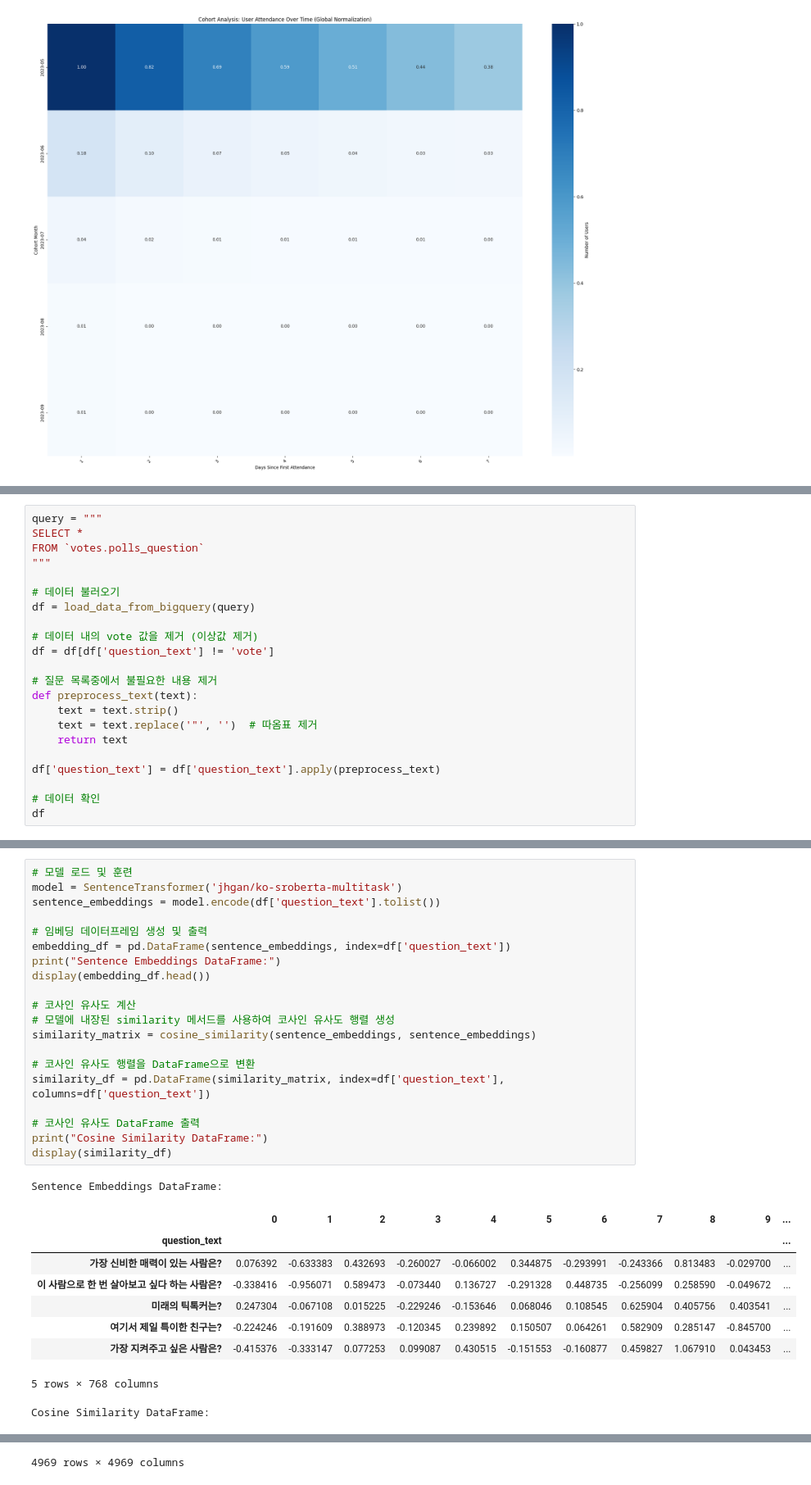
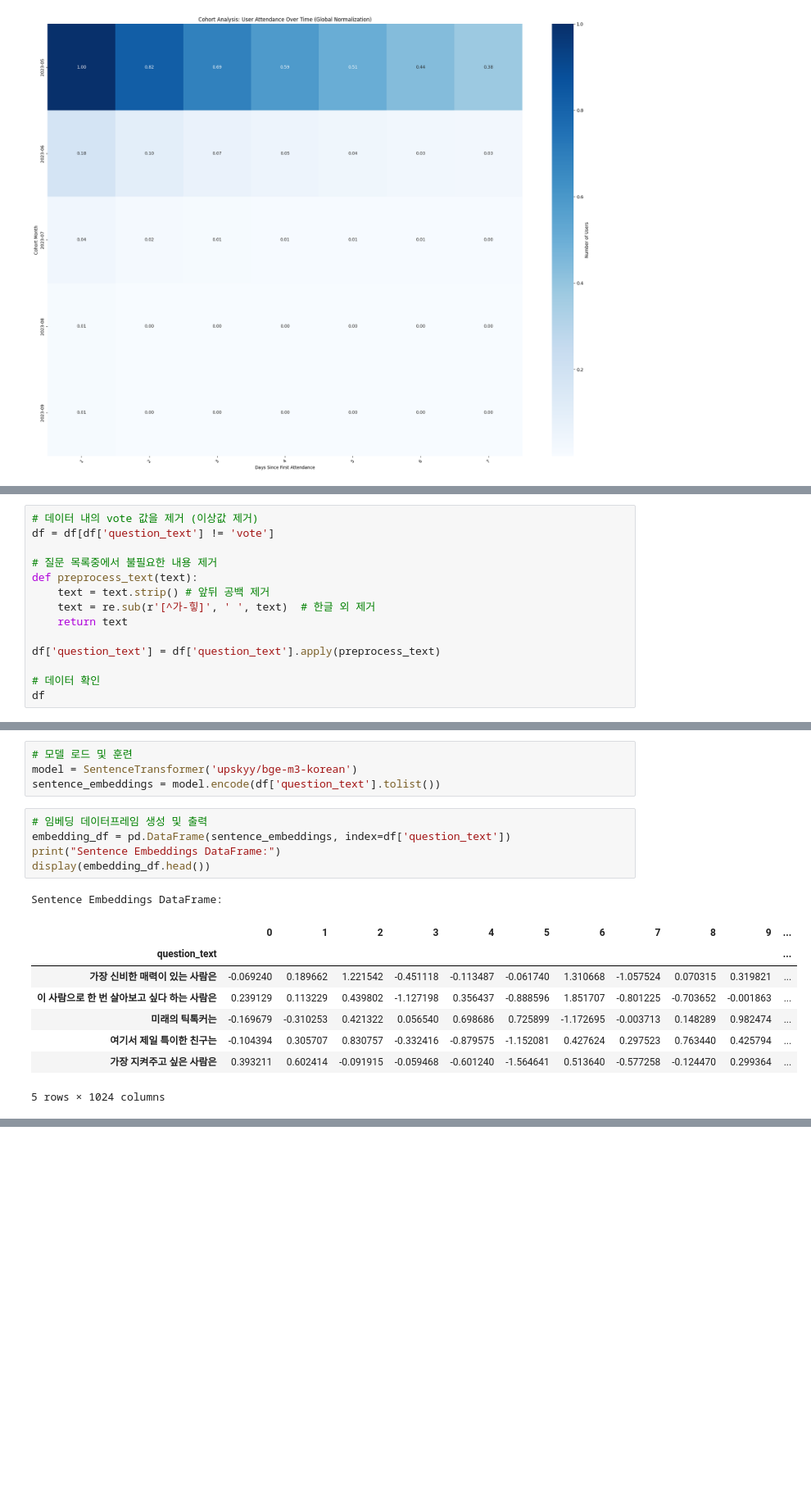
Before and after one commit to saeraniren/advanced_project, a Jupyter notebook: main.ipynb, the cells around one changed output, grey strips where cells are left out. Shown at 82% size. Cells and saved outputs as stored; diff of their text form; blank space fills up the shorter version.

Commit message:
update text mining ver 1.3

```diff
--- a/main.ipynb
+++ b/main.ipynb
@@ -532,19 +574,11 @@ del df, explode_df, cohort_counts
 # %%
-query = """
-SELECT *
-FROM `votes.polls_question`
-"""
-
-# 데이터 불러오기
-df = load_data_from_bigquery(query)
-
 # 데이터 내의 vote 값을 제거 (이상값 제거)
 df = df[df['question_text'] != 'vote']
 
 # 질문 목록중에서 불필요한 내용 제거
 def preprocess_text(text):
-    text = text.strip()
-    text = text.replace('"', '')  # 따옴표 제거
+    text = text.strip() # 앞뒤 공백 제거
+    text = re.sub(r'[^가-힣]', ' ', text)  # 한글 외 제거
     return text
 
 df['question_text'] = df['question_text'].apply(preprocess_text)
@@ -613,31 +610,19 @@ Pseudo Labeling이라는 준지도학습과 비견되는 분석기법을 통해
+# %%
+# 모델 로드 및 훈련
+model = SentenceTransformer('upskyy/bge-m3-korean')
+sentence_embeddings = model.encode(df['question_text'].tolist())
 # %%
-# 모델 로드 및 훈련
-model = SentenceTransformer('jhgan/ko-sroberta-multitask')
-sentence_embeddings = model.encode(df['question_text'].tolist())
-
 # 임베딩 데이터프레임 생성 및 출력
 embedding_df = pd.DataFrame(sentence_embeddings, index=df['question_text'])
 print("Sentence Embeddings DataFrame:")
 display(embedding_df.head())
-
-# 코사인 유사도 계산
-# 모델에 내장된 similarity 메서드를 사용하여 코사인 유사도 행렬 생성
-similarity_matrix = cosine_similarity(sentence_embeddings, sentence_embeddings)
-
-# 코사인 유사도 행렬을 DataFrame으로 변환
-similarity_df = pd.DataFrame(similarity_matrix, index=df['question_text'], columns=df['question_text'])
-
-# 코사인 유사도 DataFrame 출력
-print("Cosine Similarity DataFrame:")
-display(similarity_df)
 # %% [output]
 Sentence Embeddings DataFrame:
 |  | 0 | 1 | 2 | 3 | 4 | 5 | 6 | 7 | 8 | 9 | ... |
 | question_text |  |  |  |  |  |  |  |  |  |  | ... |
-| 가장 신비한 매력이 있는 사람은? | 0.076392 | -0.633383 | 0.432693 | -0.260027 | -0.066002 | 0.344875 | -0.293991 | -0.243366 | 0.813483 | -0.029700 | ... |
-| 이 사람으로 한 번 살아보고 싶다 하는 사람은? | -0.338416 | -0.956071 | 0.589473 | -0.073440 | 0.136727 | -0.291328 | 0.448735 | -0.256099 | 0.258590 | -0.049672 | ... |
-| 미래의 틱톡커는? | 0.247304 | -0.067108 | 0.015225 | -0.229246 | -0.153646 | 0.068046 | 0.108545 | 0.625904 | 0.405756 | 0.403541 | ... |
-| 여기서 제일 특이한 친구는? | -0.224246 | -0.191609 | 0.388973 | -0.120345 | 0.239892 | 0.150507 | 0.064261 | 0.582909 | 0.285147 | -0.845700 | ... |
-| 가장 지켜주고 싶은 사람은? | -0.415376 | -0.333147 | 0.077253 | 0.099087 | 0.430515 | -0.151553 | -0.160877 | 0.459827 | 1.067910 | 0.043453 | ... |
+| 가장 신비한 매력이 있는 사람은 | -0.069240 | 0.189662 | 1.221542 | -0.451118 | -0.113487 | -0.061740 | 1.310668 | -1.057524 | 0.070315 | 0.319821 | ... |
+| 이 사람으로 한 번 살아보고 싶다 하는 사람은 | 0.239129 | 0.113229 | 0.439802 | -1.127198 | 0.356437 | -0.888596 | 1.851707 | -0.801225 | -0.703652 | -0.001863 | ... |
+| 미래의 틱톡커는 | -0.169679 | -0.310253 | 0.421322 | 0.056540 | 0.698686 | 0.725899 | -1.172695 | -0.003713 | 0.148289 | 0.982474 | ... |
+| 여기서 제일 특이한 친구는 | -0.104394 | 0.305707 | 0.830757 | -0.332416 | -0.879575 | -1.152081 | 0.427624 | 0.297523 | 0.763440 | 0.425794 | ... |
+| 가장 지켜주고 싶은 사람은 | 0.393211 | 0.602414 | -0.091915 | -0.059468 | -0.601240 | -1.564641 | 0.513640 | -0.577258 | -0.124470 | 0.299364 | ... |
-5 rows × 768 columns
+5 rows × 1024 columns
-Cosine Similarity DataFrame:
@@ -657 +628,0 @@ Cosine Similarity DataFrame:
-4969 rows × 4969 columns
```
Also changed, not shown: parts of 22 cells of this notebook.
